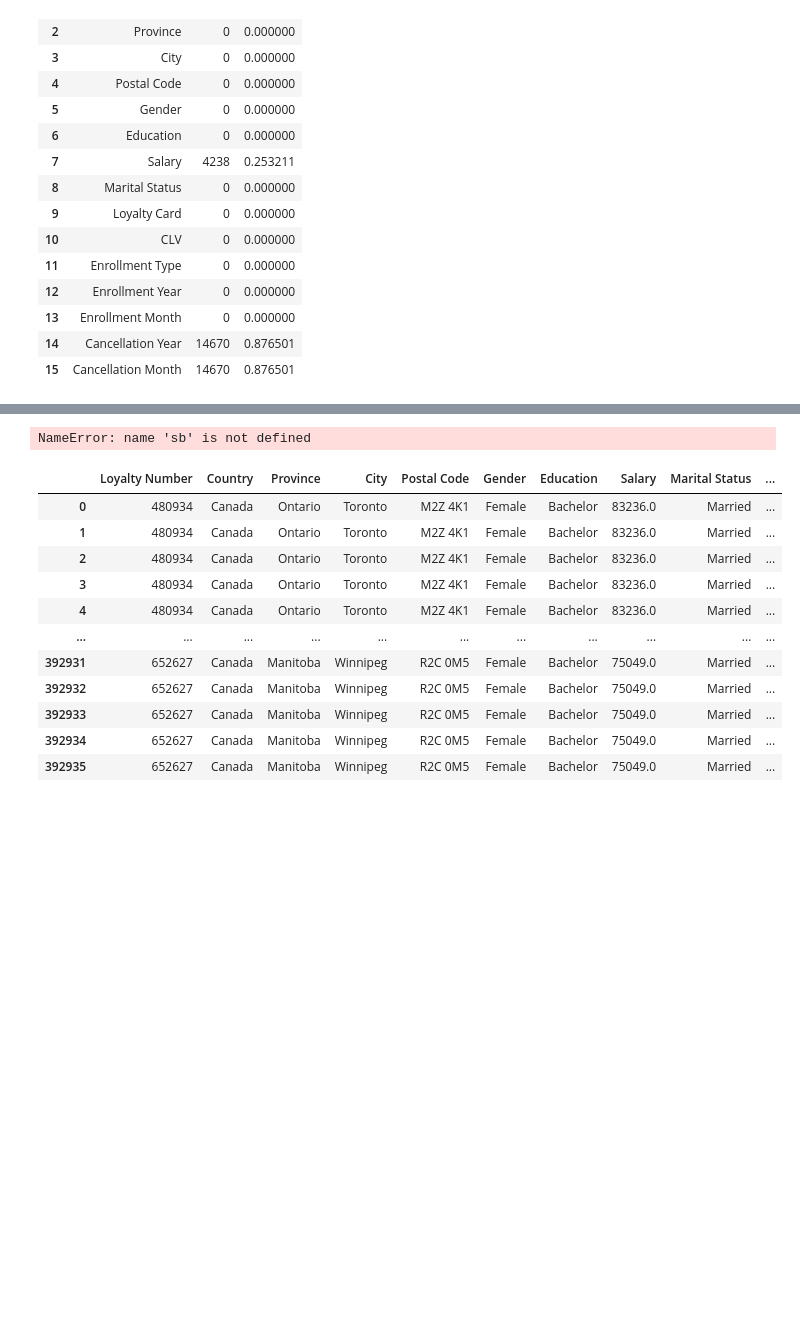
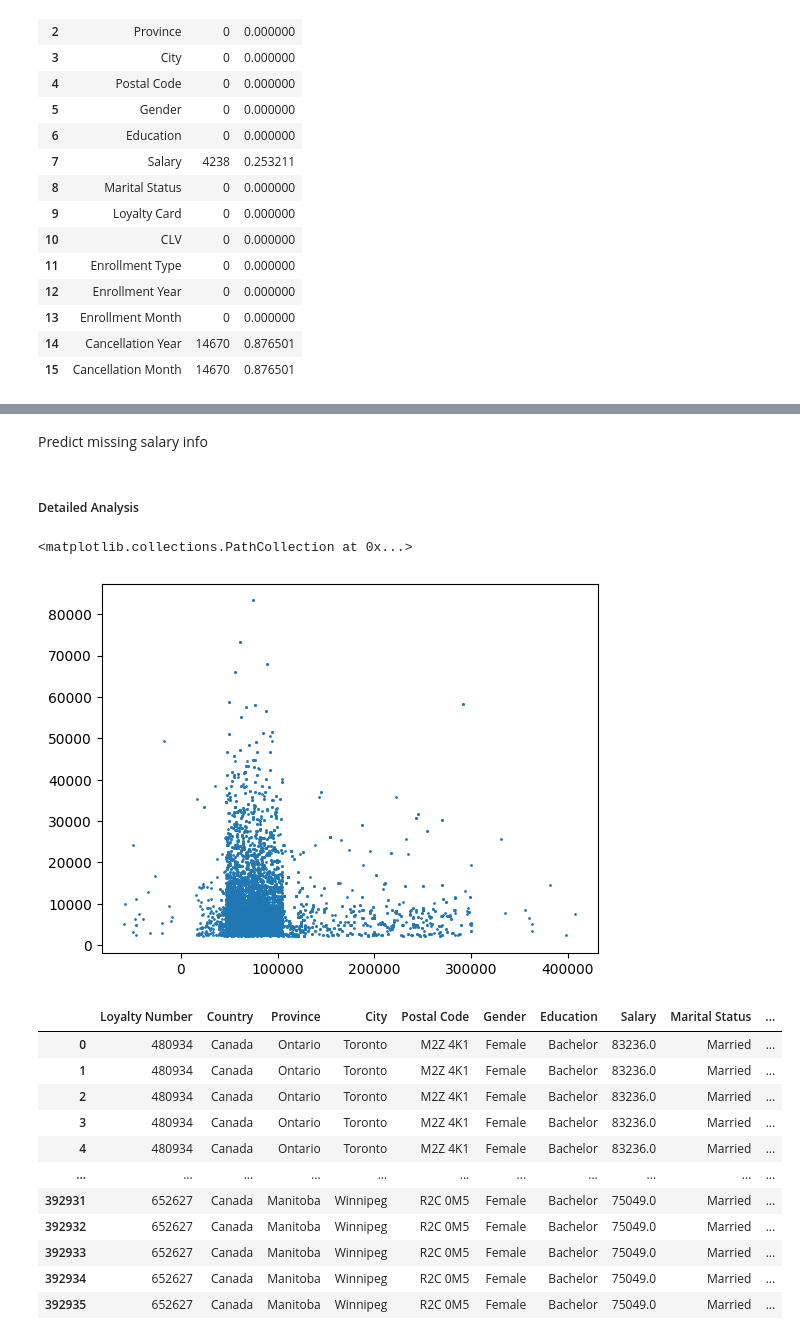
Before and after one commit to minhmat/airline_loyalty, a Jupyter notebook: source/airline_loyalty.ipynb, the cells around one changed output, grey strips where cells are left out. Saved outputs shown, nothing was run; the diff lists cells and outputs as text; code cells hidden in the pictures; blank space fills up the shorter version.

```diff
--- a/source/airline_loyalty.ipynb
+++ b/source/airline_loyalty.ipynb
@@ -50,7 +161,15 @@ A KNN model will be used to predict the salary of those missing
+# %% [markdown]
+Predict missing salary info
+# %%
+predict_data = loyalty.set_index('Loyalty Number').drop(columns=['Cancellation Year', 'Cancellation Month', 'Postal Code', 'Country'])
+predict_data = model_data.loc[model_data['Salary'].notnull()]
+# %% [markdown]
+##### Detailed Analysis
 # %%
-sb.scatterplot(x=loyalty['Salary'], y=loyalty['CLV'], hue=loyalty['Gender'])
+plt.scatter(x=loyalty['Salary'], y=loyalty['CLV'], s=1)
 # %% [output]
-NameError: name 'sb' is not defined
+<matplotlib.collections.PathCollection at 0x...>
+[figure, added]
 # %%
 data = loyalty.merge(flight, on=['Loyalty Number'])
 data
```
Also changed, not shown: parts of 10 cells of this notebook, 1 other file.
